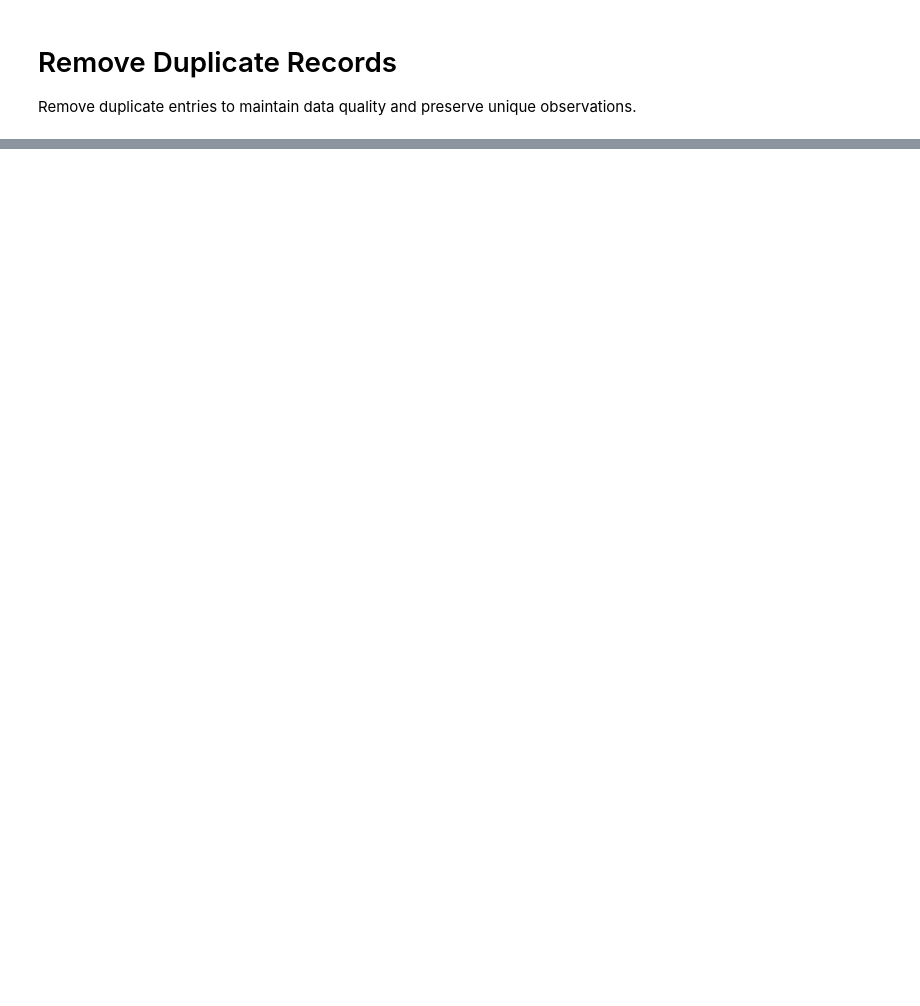
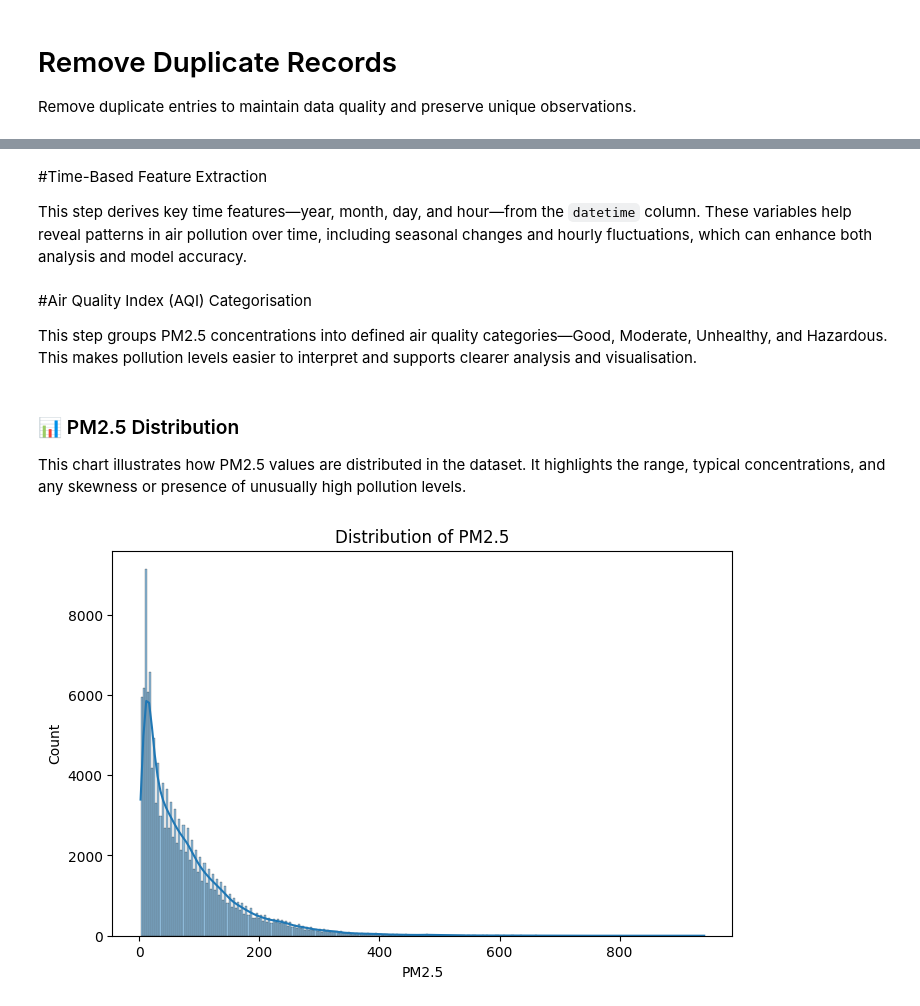
Before and after one commit to skyf-ux/Beijing-Air-Quality-App, a Jupyter notebook: Air_Quality_Analysis.ipynb, the cells around one changed output, grey strips where cells are left out. Cells and saved outputs as stored; diff of their text form; code cells hidden in the pictures; blank space fills up the shorter version.

```diff
--- a/Air_Quality_Analysis.ipynb
+++ b/Air_Quality_Analysis.ipynb
@@ -194,0 +199,41 @@ data.drop_duplicates(inplace=True)
+# %%
+data.fillna(method="ffill", inplace=True)
+# %% [markdown]
+
+
+#Time-Based Feature Extraction
+
+This step derives key time features—year, month, day, and hour—from the `datetime` column. These variables help reveal patterns in air pollution over time, including seasonal changes and hourly fluctuations, which can enhance both analysis and model accuracy.
+# %%
+data["year"] = data["datetime"].dt.year
+data["month"] = data["datetime"].dt.month
+data["day"] = data["datetime"].dt.day
+data["hour"] = data["datetime"].dt.hour
+# %% [markdown]
+#Air Quality Index (AQI) Categorisation
+
+This step groups PM2.5 concentrations into defined air quality categories—Good, Moderate, Unhealthy, and Hazardous. This makes pollution levels easier to interpret and supports clearer analysis and visualisation.
+# %%
+def aqi_level(pm):
+    if pm <= 50:
+        return "Good"
+    elif pm <= 100:
+        return "Moderate"
+    elif pm <= 150:
+        return "Unhealthy"
+    else:
+        return "Hazardous"
+
+data["AQI_level"] = data["PM2.5"].apply(aqi_level)
+# %% [markdown]
+### 📊 PM2.5 Distribution
+
+This chart illustrates how PM2.5 values are distributed in the dataset. It highlights the range, typical concentrations, and any skewness or presence of unusually high pollution levels.
+# %%
+plt.figure(figsize=(8,5))
+sns.histplot(data["PM2.5"], kde=True)
+
+plt.title("Distribution of PM2.5")
+plt.show()
+# %% [output]
+[figure, added]
```
Also changed, not shown: parts of 8 cells of this notebook.
